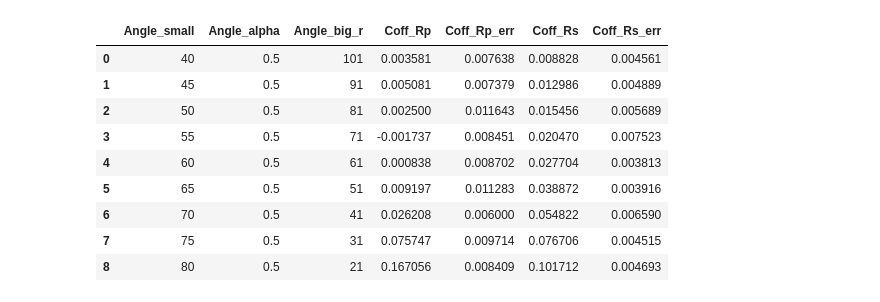
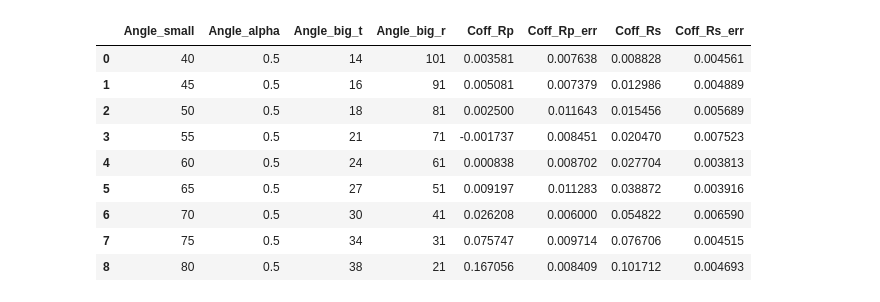
Before and after one commit to fred465f/Forsoeg_1, a Jupyter notebook: Data/Labdag 3/Data_csv/Coff_fit_R_luft_glas.ipynb, the cells around one changed output. Saved outputs shown, nothing was run; the diff lists cells and outputs as text; code cells hidden in the pictures.

```diff
--- a/Data/Labdag 3/Data_csv/Coff_fit_R_luft_glas.ipynb
+++ b/Data/Labdag 3/Data_csv/Coff_fit_R_luft_glas.ipynb
@@ -1,23 +1,30 @@
 # %%
 import numpy as np
 import matplotlib.pyplot as plt
 import scipy.stats as ss
-from scipy.optimize import curve_fit
+import scipy.optimize as sco
 import pandas as pd
 import glob
 import seaborn as sns
 
+plt.rc("axes", labelsize=18)
+plt.rc("xtick", labelsize=16, top=True, direction="in")
+plt.rc("ytick", labelsize=16, right=True, direction="in")
+plt.rc("axes", titlesize=18)
+plt.rc("legend", fontsize=16)
+plt.rc("figure", figsize=(7, 5), titlesize=18)
+
 df_in = pd.read_csv('Samlet_luft_til_glas_df.csv')
-df = df_in[['Angle_small','Angle_alpha','Angle_big_r','Coff_Rp','Coff_Rp_err','Coff_Rs','Coff_Rs_err']]
+df = df_in[['Angle_small','Angle_alpha','Angle_big_t','Angle_big_r','Coff_Rp','Coff_Rp_err','Coff_Rs','Coff_Rs_err']].copy()
 df
 # %% [output]
-|  | Angle_small | Angle_alpha | Angle_big_r | Coff_Rp | Coff_Rp_err | Coff_Rs | Coff_Rs_err |
-| 0 | 40 | 0.5 | 101 | 0.003581 | 0.007638 | 0.008828 | 0.004561 |
-| 1 | 45 | 0.5 | 91 | 0.005081 | 0.007379 | 0.012986 | 0.004889 |
-| 2 | 50 | 0.5 | 81 | 0.002500 | 0.011643 | 0.015456 | 0.005689 |
-| 3 | 55 | 0.5 | 71 | -0.001737 | 0.008451 | 0.020470 | 0.007523 |
-| 4 | 60 | 0.5 | 61 | 0.000838 | 0.008702 | 0.027704 | 0.003813 |
-| 5 | 65 | 0.5 | 51 | 0.009197 | 0.011283 | 0.038872 | 0.003916 |
-| 6 | 70 | 0.5 | 41 | 0.026208 | 0.006000 | 0.054822 | 0.006590 |
-| 7 | 75 | 0.5 | 31 | 0.075747 | 0.009714 | 0.076706 | 0.004515 |
-| 8 | 80 | 0.5 | 21 | 0.167056 | 0.008409 | 0.101712 | 0.004693 |
+|  | Angle_small | Angle_alpha | Angle_big_t | Angle_big_r | Coff_Rp | Coff_Rp_err | Coff_Rs | Coff_Rs_err |
+| 0 | 40 | 0.5 | 14 | 101 | 0.003581 | 0.007638 | 0.008828 | 0.004561 |
+| 1 | 45 | 0.5 | 16 | 91 | 0.005081 | 0.007379 | 0.012986 | 0.004889 |
+| 2 | 50 | 0.5 | 18 | 81 | 0.002500 | 0.011643 | 0.015456 | 0.005689 |
+| 3 | 55 | 0.5 | 21 | 71 | -0.001737 | 0.008451 | 0.020470 | 0.007523 |
+| 4 | 60 | 0.5 | 24 | 61 | 0.000838 | 0.008702 | 0.027704 | 0.003813 |
+| 5 | 65 | 0.5 | 27 | 51 | 0.009197 | 0.011283 | 0.038872 | 0.003916 |
+| 6 | 70 | 0.5 | 30 | 41 | 0.026208 | 0.006000 | 0.054822 | 0.006590 |
+| 7 | 75 | 0.5 | 34 | 31 | 0.075747 | 0.009714 | 0.076706 | 0.004515 |
+| 8 | 80 | 0.5 | 38 | 21 | 0.167056 | 0.008409 | 0.101712 | 0.004693 |
```
Also changed, not shown: parts of 2 cells of this notebook, 3 other files.
